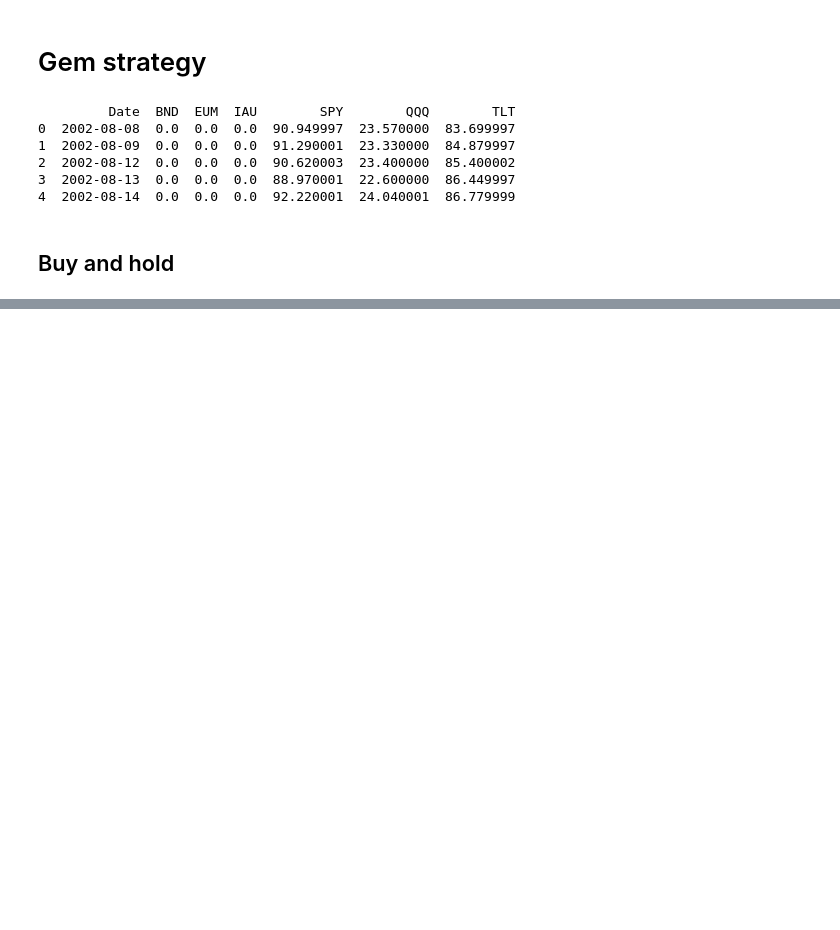
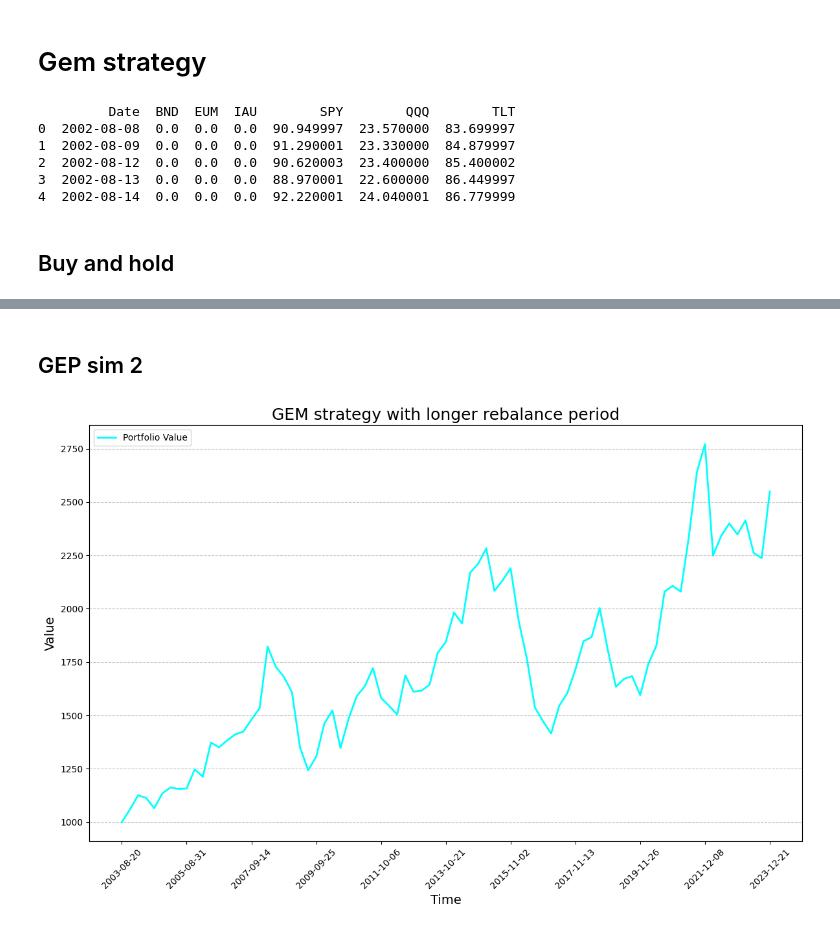
Before and after one commit to Azalurg/stock-market-research, a Jupyter notebook: gem.ipynb, the cells around one changed output, grey strips where cells are left out. Drawn from its saved outputs; the diff is of its cells as text; code cells hidden in the pictures; blank space fills up the shorter version.

```diff
--- a/gem.ipynb
+++ b/gem.ipynb
@@ -58,0 +105,18 @@ plt.show()
+# %% [markdown]
+## GEP sim 2
+# %%
+REBALANCE_PERIOD = 30 * 3  # in days
+COMPARISON_TIME_WINDOW = 365  # in days
+
+# Remove weekends form the simulation
+REBALANCE_PERIOD = int(REBALANCE_PERIOD / 7 * 5)
+COMPARISON_TIME_WINDOW = int(COMPARISON_TIME_WINDOW / 7 * 5)
+
+gem_values_long_period, gem_days_long_period = gem_sim()
+plot(
+    gem_days_long_period,
+    gem_values_long_period,
+    "GEM strategy with longer rebalance period",
+)
+# %% [output]
+[figure, added]
```
Also changed, not shown: parts of 7 cells of this notebook.
